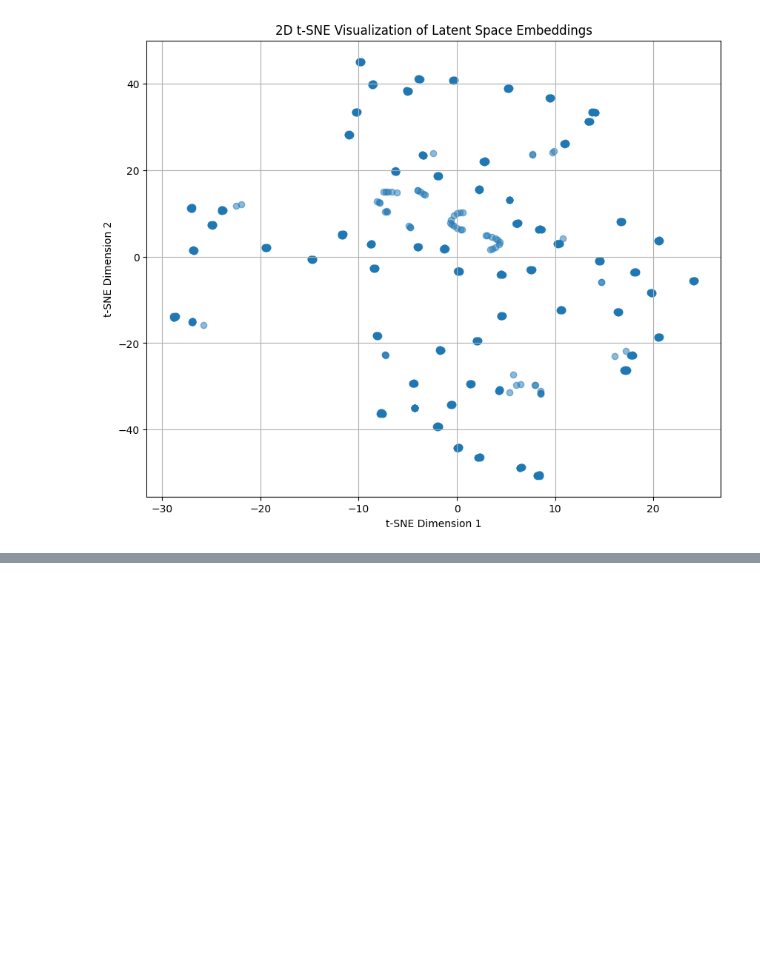
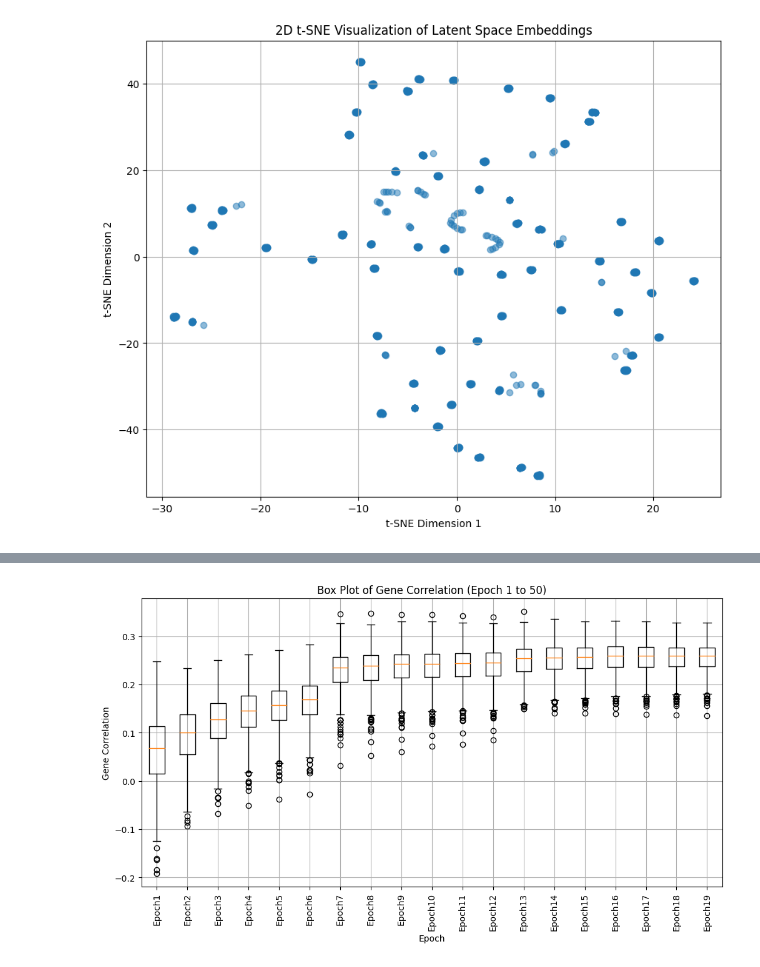
Before and after one commit to vinash85/GeneTranslator, a Jupyter notebook: box_20.ipynb, the cells around one changed output, grey strips where cells are left out. Cells and saved outputs as stored; diff of their text form; code cells hidden in the pictures; blank space fills up the shorter version.

```diff
--- a/box_20.ipynb
+++ b/box_20.ipynb
@@ -590,0 +911,23 @@ plt.show()
+# %%
+import pandas as pd
+
+def read_dataset_with_repeated_headers(file_path):
+    data = []
+    header = "Epoch,gene,correlation"  # Define the header
+    with open(file_path, 'r') as file:
+        for line in file:
+            if line.strip() != header:  # Skip the line if it's a header
+                values = line.strip().split(',')  # Assuming comma-separated values
+                if len(values) == 3:  # Ensure the line has the correct number of elements
+                    data.append(values)
+
+    # Create a DataFrame from the aggregated data
+    df = pd.DataFrame(data, columns=header.split(','))
+    #df['correlation'] = pd.to_numeric(df['correlation'])  # Convert gene_correlation to numeric
+    return df
+
+# Replace 'your_dataset_file.txt' with the path to your dataset file
+df = read_dataset_with_repeated_headers('datas/gene_correlations.txt')
+
+# Now df is a DataFrame containing your data without the repeated headers
+df
@@ -590,0 +948,4 @@ plt.show()
+# %%
+df['correlation'] = pd.to_numeric(df['correlation'], errors='coerce')
+df = df.dropna(subset=['correlation'])
+df
@@ -590,0 +966,17 @@ plt.show()
+# %%
+from matplotlib import pyplot as plt
+# Filtering the DataFrame to include only epochs 1 to 9
+filtered_df = df[df['Epoch'].isin([f'Epoch{i}' for i in range(1, 50)])]
+
+# Creating a box plot for epochs 1 to 9
+plt.figure(figsize=(12, 6))
+plt.boxplot([filtered_df[filtered_df['Epoch'] == epoch]['correlation'] for epoch in filtered_df['Epoch'].unique()],
+            labels=filtered_df['Epoch'].unique())
+plt.title('Box Plot of Gene Correlation (Epoch 1 to 50)')
+plt.xlabel('Epoch')
+plt.ylabel('Gene Correlation')
+plt.xticks(rotation=90)
+plt.grid(True)
+plt.show()
+# %% [output]
+[figure, added]
```
Also changed, not shown: parts of 11 cells of this notebook, 7 other files.
